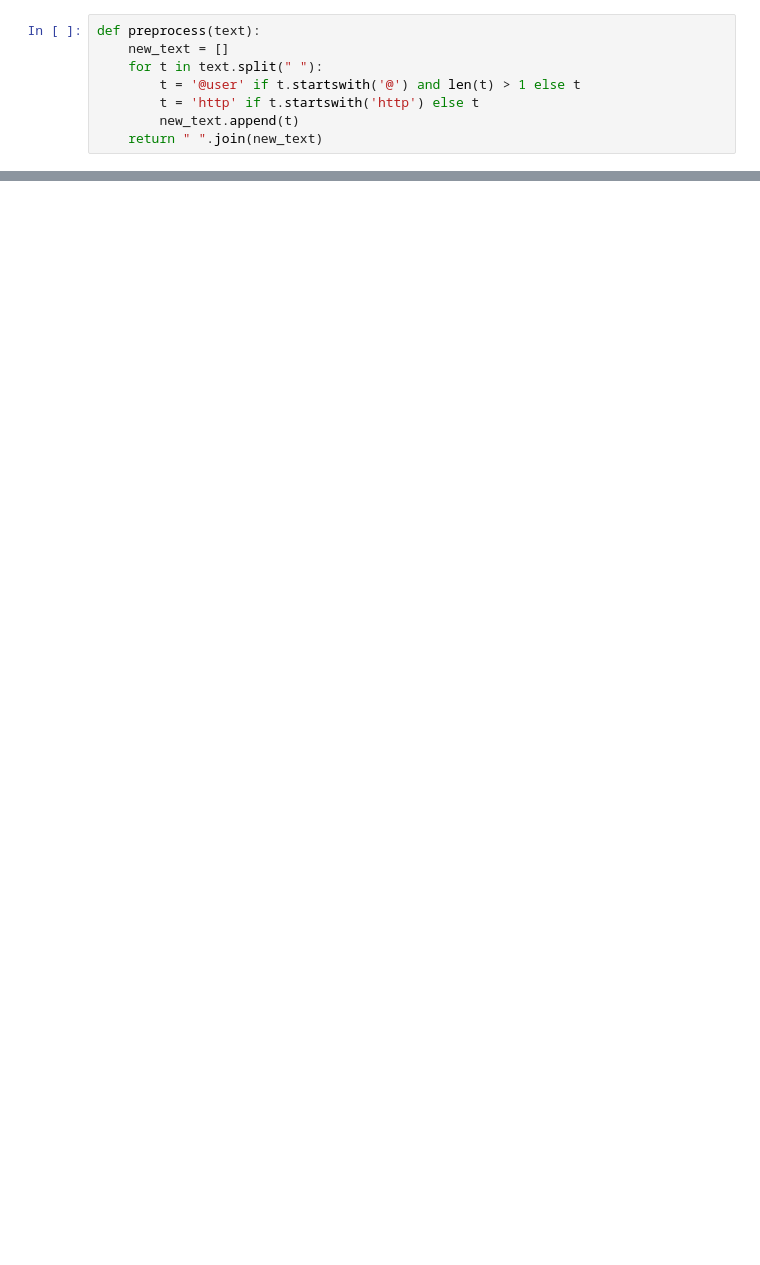
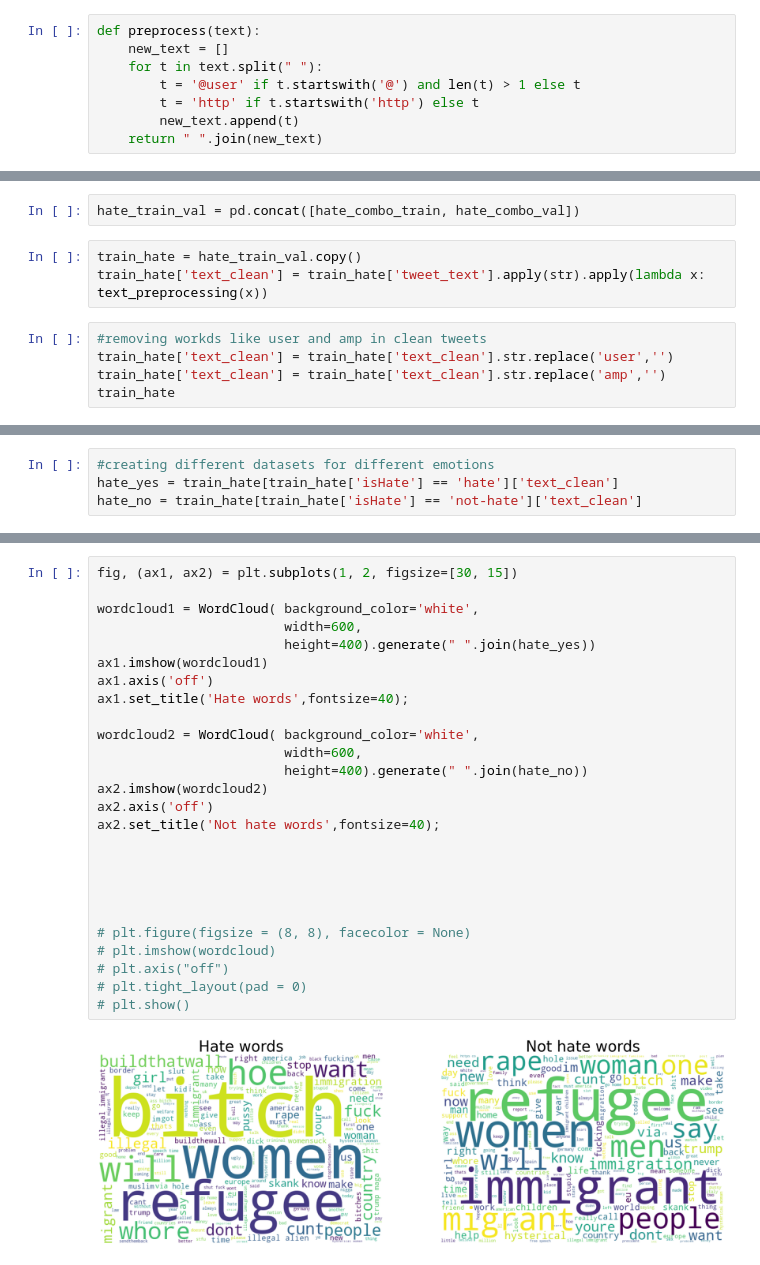
Before and after one commit to bb20417/CE888, a Jupyter notebook: Project/tweetClassification.ipynb, the cells around one changed output, grey strips where cells are left out. Saved outputs shown, nothing was run; the diff lists cells and outputs as text; blank space fills up the shorter version.

```diff
--- a/Project/tweetClassification.ipynb
+++ b/Project/tweetClassification.ipynb
@@ -96,0 +363,10 @@ If you sit back, watch &amp; listen to every .@TheDemocrats &amp; .@DNC member,
+# %%
+hate_train_val = pd.concat([hate_combo_train, hate_combo_val])
+# %%
+train_hate = hate_train_val.copy()
+train_hate['text_clean'] = train_hate['tweet_text'].apply(str).apply(lambda x: text_preprocessing(x))
+# %%
+#removing workds like user and amp in clean tweets
+train_hate['text_clean'] = train_hate['text_clean'].str.replace('user','')
+train_hate['text_clean'] = train_hate['text_clean'].str.replace('amp','')
+train_hate
@@ -96,0 +375,4 @@ If you sit back, watch &amp; listen to every .@TheDemocrats &amp; .@DNC member,
+# %%
+#creating different datasets for different emotions
+hate_yes = train_hate[train_hate['isHate'] == 'hate']['text_clean']
+hate_no = train_hate[train_hate['isHate'] == 'not-hate']['text_clean']
@@ -96,0 +391,28 @@ If you sit back, watch &amp; listen to every .@TheDemocrats &amp; .@DNC member,
+# %%
+fig, (ax1, ax2) = plt.subplots(1, 2, figsize=[30, 15])
+
+wordcloud1 = WordCloud( background_color='white',
+                        width=600,
+                        height=400).generate(" ".join(hate_yes))
+ax1.imshow(wordcloud1)
+ax1.axis('off')
+ax1.set_title('Hate words',fontsize=40);
+
+wordcloud2 = WordCloud( background_color='white',
+                        width=600,
+                        height=400).generate(" ".join(hate_no))
+ax2.imshow(wordcloud2)
+ax2.axis('off')
+ax2.set_title('Not hate words',fontsize=40);
+
+
+
+
+
+# plt.figure(figsize = (8, 8), facecolor = None)
+# plt.imshow(wordcloud)
+# plt.axis("off")
+# plt.tight_layout(pad = 0)
+# plt.show()
+# %% [output]
+[figure, added]
```
Also changed, not shown: parts of 81 cells of this notebook.
